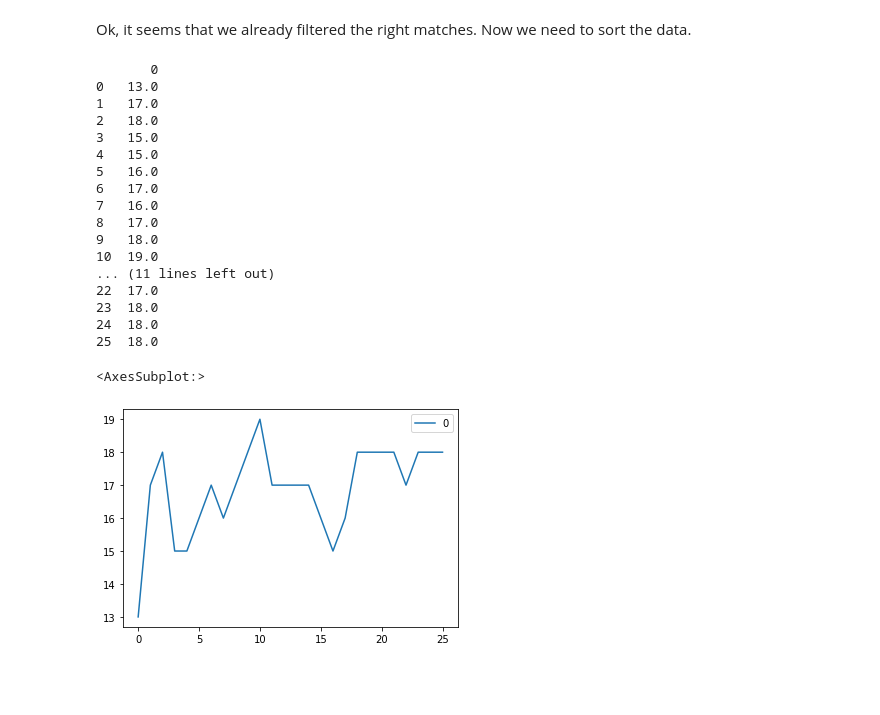
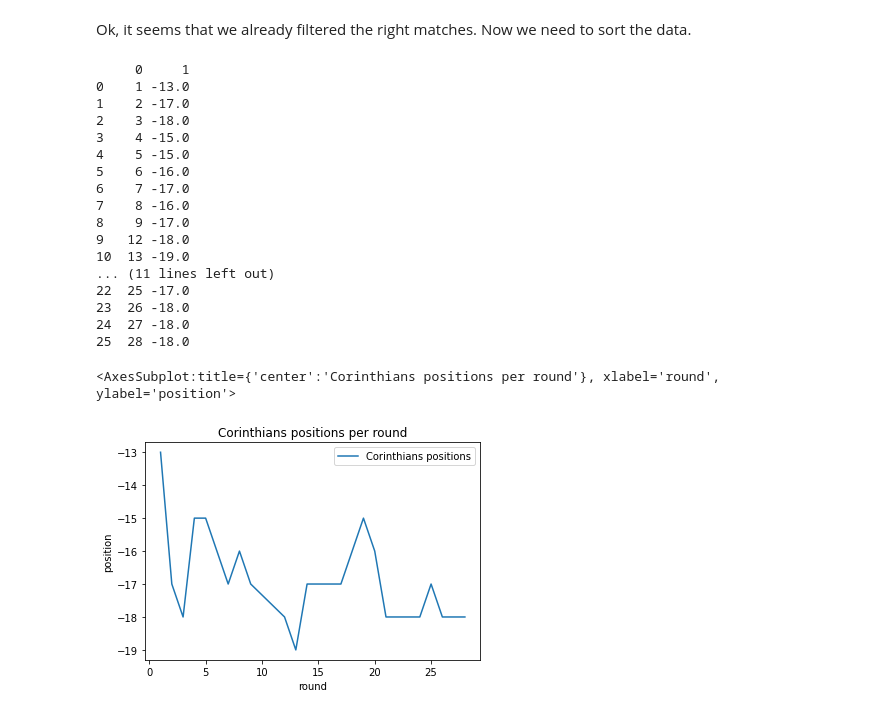
Before and after one commit to Senai-turma-de-data-science-do-Ipiranga/data-science-soccer-questions, a Jupyter notebook: corithiians_positions_2024.ipynb, the cells around one changed output. Drawn from its saved outputs; the diff is of its cells as text; code cells hidden in the pictures; blank space fills up the shorter version.

Commit message:
feat: almost finishing. To be better I multiplied the positions per -1, not ideal, but ok for now...

```diff
--- a/corithiians_positions_2024.ipynb
+++ b/corithiians_positions_2024.ipynb
@@ -47,41 +47,41 @@ Ok, it seems that we already filtered the right matches. Now we need to sort the
 # %%
 #print(corinthians_games_2024)
 corinthians_games_2024 = corinthians_games_2024.sort_values('rodada')
 
 # Ok, test.csv is not exactly what we want, but works...
 corinthians_games_2024.to_csv("test.csv")
 
 positions_per_round = []
 
 for index, row in corinthians_games_2024.iterrows():
     if row['time_mandante_x'] == 'Corinthians':
-        positions_per_round.append(row['colocacao_mandante_x'])
+        positions_per_round.append([row['rodada'], -1 * row['colocacao_mandante_x']])
     else:
-        positions_per_round.append(row['colocacao_visitante_y'])
+        positions_per_round.append([row['rodada'], -1 * row['colocacao_visitante_y']])
 
 corinthians_positions_2024 = pd.DataFrame(positions_per_round)
 
 # Well, positions for the rounds 10 and 11 is lacking, but ok...
 print(corinthians_positions_2024)
 
-corinthians_positions_2024.plot.line()
+corinthians_positions_2024.plot(x=0, y=1, xlabel="round", ylabel="position", label="Corinthians positions", title="Corinthians positions per round")
 # %% [output]
-       0
-0   13.0
-1   17.0
-2   18.0
-3   15.0
-4   15.0
-5   16.0
-6   17.0
-7   16.0
-8   17.0
-9   18.0
-10  19.0
+     0     1
+0    1 -13.0
+1    2 -17.0
+2    3 -18.0
+3    4 -15.0
+4    5 -15.0
+5    6 -16.0
+6    7 -17.0
+7    8 -16.0
+8    9 -17.0
+9   12 -18.0
+10  13 -19.0
 ... (11 lines left out)
-22  17.0
-23  18.0
-24  18.0
-25  18.0
+22  25 -17.0
+23  26 -18.0
+24  27 -18.0
+25  28 -18.0
-<AxesSubplot:>
+<AxesSubplot:title={'center':'Corinthians positions per round'}, xlabel='round', ylabel='position'>
-[figure, old version]
+[figure, new version]
```
